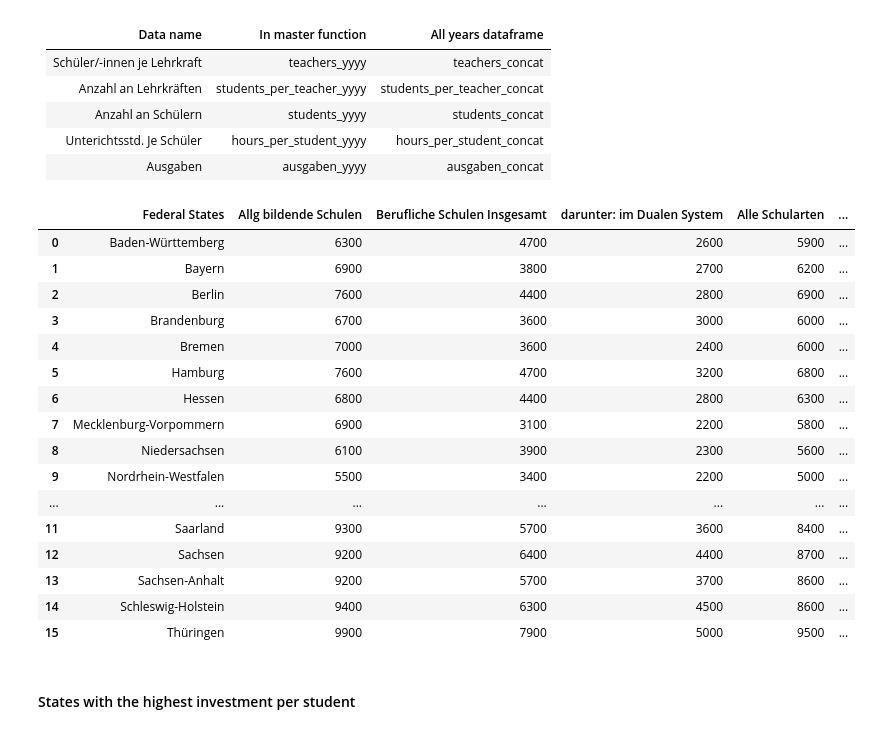
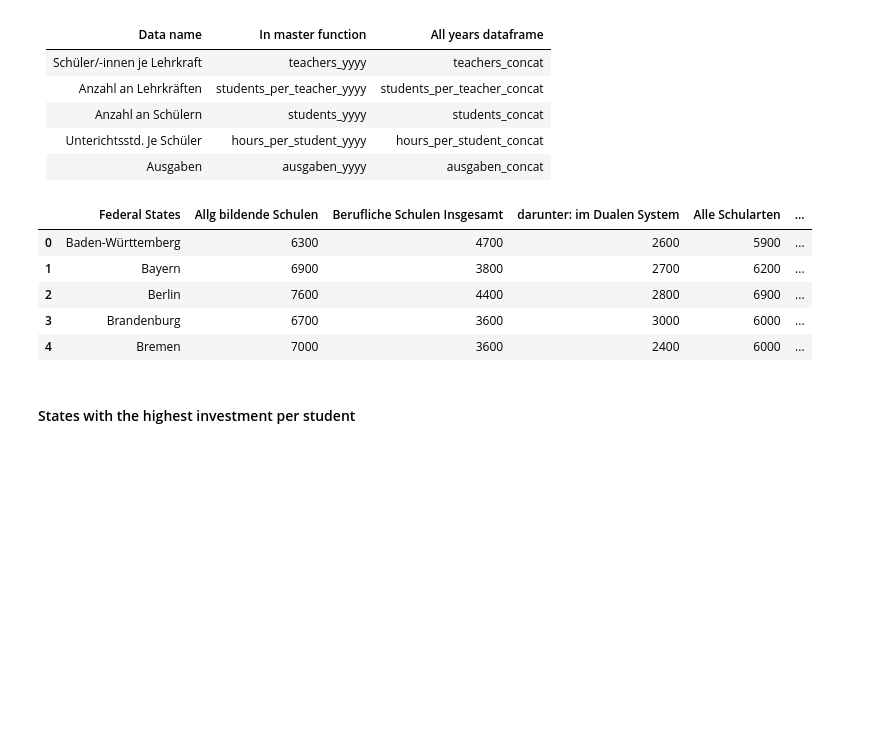
Before and after one commit to Stargazer-ger/capstone_project_hh_23_1, a Jupyter notebook: ausgaben_kk.ipynb, the cells around one changed output. Drawn from its saved outputs; the diff is of its cells as text; code cells hidden in the pictures; blank space fills up the shorter version.

```diff
--- a/ausgaben_kk.ipynb
+++ b/ausgaben_kk.ipynb
@@ -15,25 +18,14 @@ pd.set_option('display.max_rows', None)
 
 from master import ausgaben_concat
 # %%
-ausgaben_concat
+ausgaben_concat.head()
 # %% [output]
 |  | Federal States | Allg bildende Schulen | Berufliche Schulen Insgesamt | darunter: im Dualen System | Alle Schularten | ... |
 | 0 | Baden-Württemberg | 6300 | 4700 | 2600 | 5900 | ... |
 | 1 | Bayern | 6900 | 3800 | 2700 | 6200 | ... |
 | 2 | Berlin | 7600 | 4400 | 2800 | 6900 | ... |
 | 3 | Brandenburg | 6700 | 3600 | 3000 | 6000 | ... |
 | 4 | Bremen | 7000 | 3600 | 2400 | 6000 | ... |
-| 5 | Hamburg | 7600 | 4700 | 3200 | 6800 | ... |
-| 6 | Hessen | 6800 | 4400 | 2800 | 6300 | ... |
-| 7 | Mecklenburg-Vorpommern | 6900 | 3100 | 2200 | 5800 | ... |
-| 8 | Niedersachsen | 6100 | 3900 | 2300 | 5600 | ... |
-| 9 | Nordrhein-Westfalen | 5500 | 3400 | 2200 | 5000 | ... |
-| ... | ... | ... | ... | ... | ... | ... |
-| 11 | Saarland | 9300 | 5700 | 3600 | 8400 | ... |
-| 12 | Sachsen | 9200 | 6400 | 4400 | 8700 | ... |
-| 13 | Sachsen-Anhalt | 9200 | 5700 | 3700 | 8600 | ... |
-| 14 | Schleswig-Holstein | 9400 | 6300 | 4500 | 8600 | ... |
-| 15 | Thüringen | 9900 | 7900 | 5000 | 9500 | ... |
 # %%
 #ausgaben_concat['Abitur Schuler'] = ausgaben_concat['Allg bildende Schulen'] + ausgaben_concat['Gymnasien']+ ausgaben_concat['Integrierte Gesamt schulen'] / 3
 # %% [markdown]
```
Also changed, not shown: parts of 18 cells of this notebook, 14 other files.
